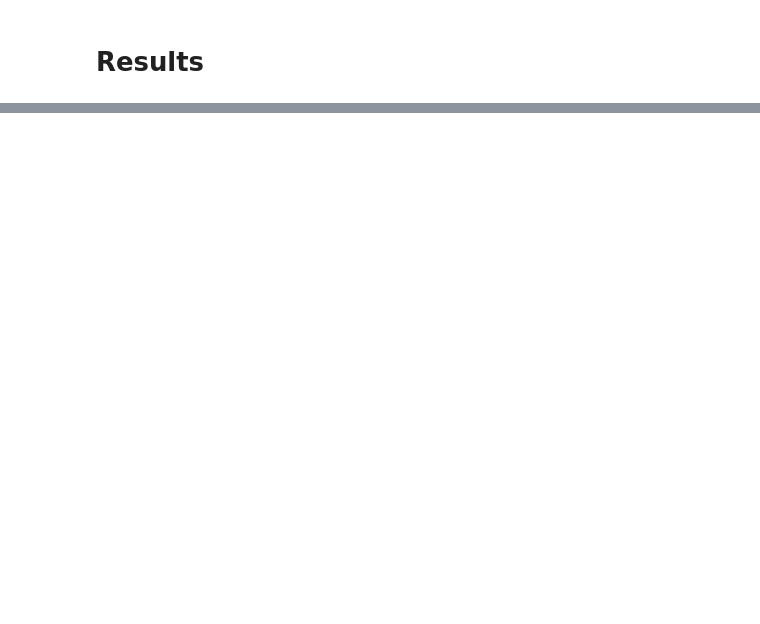
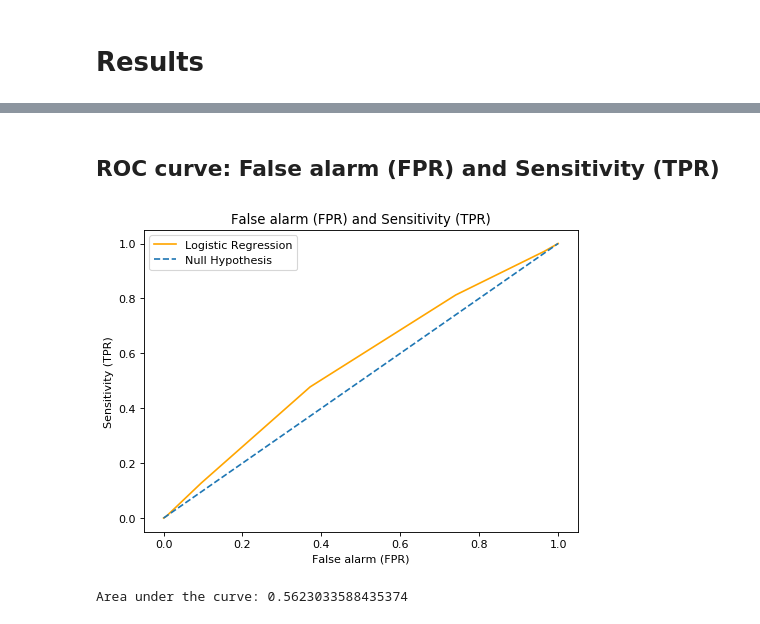
Before and after one commit to TheFebrin/LimitOrderBook, a Jupyter notebook: LOB_project.ipynb, the cells around one changed output, grey strips where cells are left out. Saved outputs shown, nothing was run; the diff lists cells and outputs as text; code cells hidden in the pictures; blank space fills up the shorter version.

```diff
--- a/LOB_project.ipynb
+++ b/LOB_project.ipynb
@@ -703,0 +726,16 @@ SyntaxError: invalid syntax (<ipython-input-45-0579d50b5213>, line 1)
+# %% [markdown]
+## ROC curve: False alarm (FPR) and Sensitivity (TPR)
+# %%
+plt.figure(num=None, figsize=(7, 5), dpi=80, facecolor='w', edgecolor='k')
+plt.plot(FPR, TPR, c='orange', label="Logistic Regression")
+plt.plot([0,1],[0,1], linestyle='--', label="Null Hypothesis")
+plt.xlabel('False alarm (FPR)')
+plt.ylabel('Sensitivity (TPR)')
+plt.title('False alarm (FPR) and Sensitivity (TPR)')
+plt.legend(loc='upper left')
+plt.show()
+
+print(f'Area under the curve: {area_under_roc(TNR, TPR)}')
+# %% [output]
+[figure, added]
+Area under the curve: 0.5623033588435374
```
Also changed, not shown: parts of 17 cells of this notebook.
